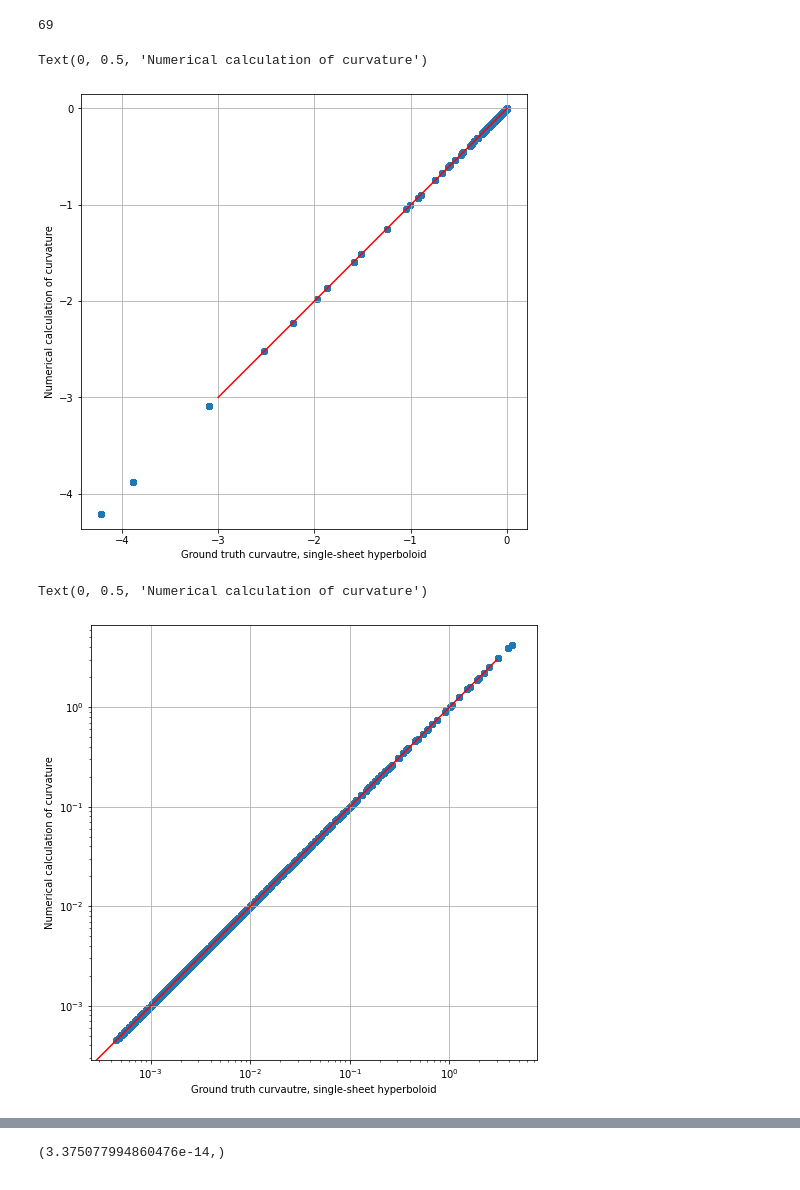
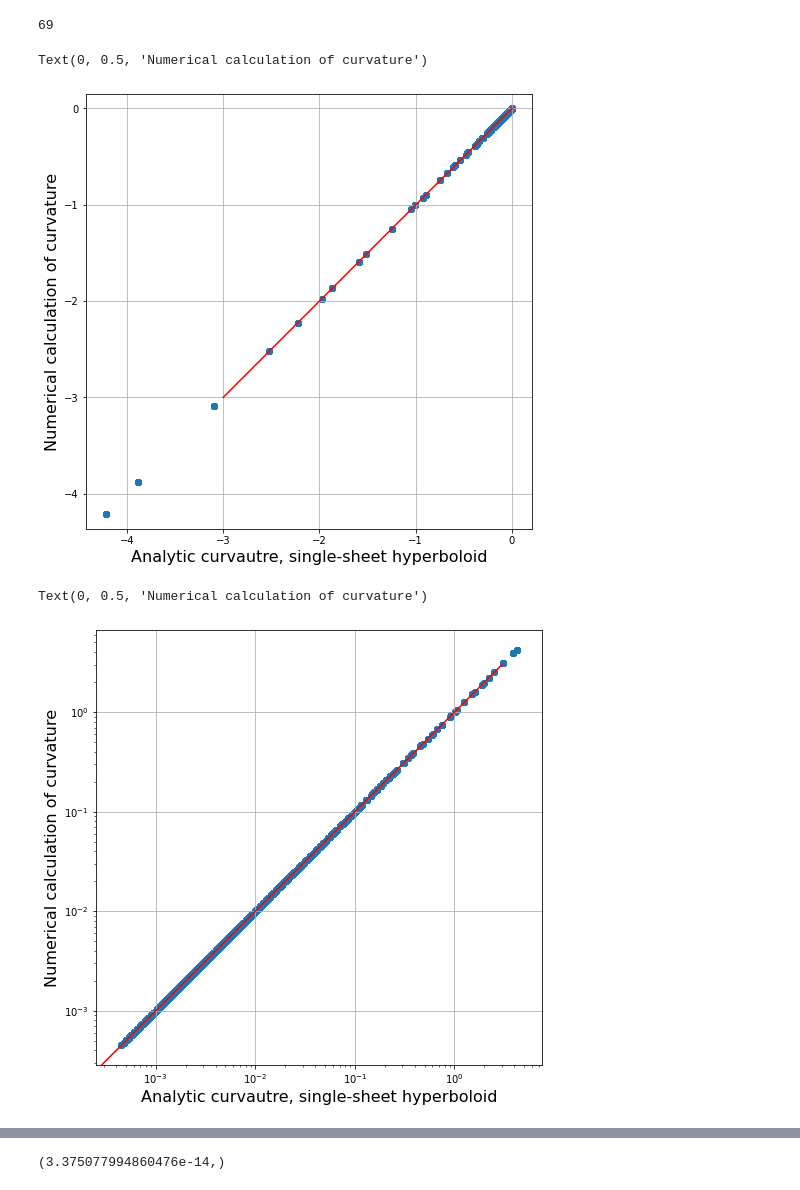
Before and after one commit to jamesgolden1/bias_free_denoising, a Jupyter notebook: curvature/hyperboloid_single_sheet_curvature_compare.ipynb, the cells around one changed output, grey strips where cells are left out. Cells and saved outputs as stored; diff of their text form; code cells hidden in the pictures.

```diff
--- a/curvature/hyperboloid_single_sheet_curvature_compare.ipynb
+++ b/curvature/hyperboloid_single_sheet_curvature_compare.ipynb
@@ -166,25 +168,25 @@ plt.scatter(kall_analytic.flatten(), kall)
 plt.plot([-3,0],[-3,0],'r')
 plt.axis('equal')
 plt.grid()
-plt.xlabel('Ground truth curvautre, single-sheet hyperboloid')
-plt.ylabel('Numerical calculation of curvature')
+plt.xlabel('Analytic curvautre, single-sheet hyperboloid',fontsize=16)
+plt.ylabel('Numerical calculation of curvature',fontsize=16)
 # plt.ylim([-.00003,.00003])
 # %% [output]
 Text(0, 0.5, 'Numerical calculation of curvature')
-[figure, old version]
+[figure, new version]
 # %%
 plt.figure(figsize=[8,8])
 plt.plot([0,3],[0,3],'r')
 plt.scatter(np.abs(kall_analytic.flatten()), np.abs(kall),marker='o')
 # plt.
 plt.axis('equal')
 plt.grid()
 plt.xscale('log')
 plt.yscale('log')
 
-plt.xlabel('Ground truth curvautre, single-sheet hyperboloid')
-plt.ylabel('Numerical calculation of curvature')
+plt.xlabel('Analytic curvautre, single-sheet hyperboloid',fontsize=16)
+plt.ylabel('Numerical calculation of curvature',fontsize=16)
 # plt.ylim([-.00003,.00003])
 # %% [output]
 Text(0, 0.5, 'Numerical calculation of curvature')
-[figure, old version]
+[figure, new version]
```
Also changed, not shown: parts of 21 cells of this notebook.
